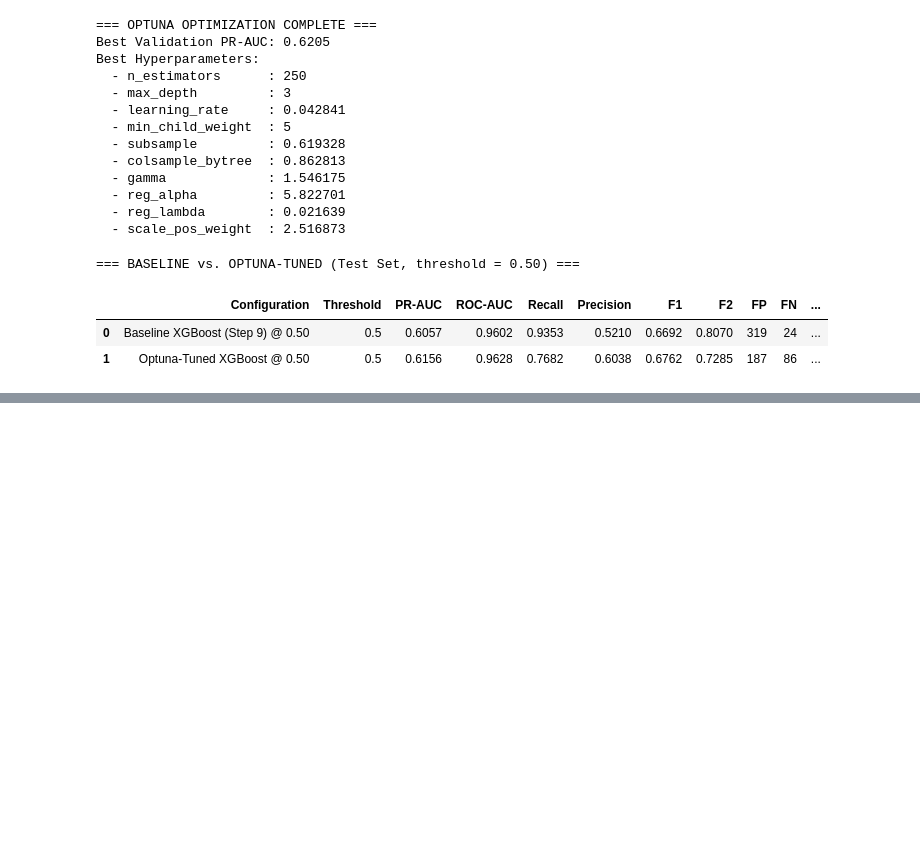
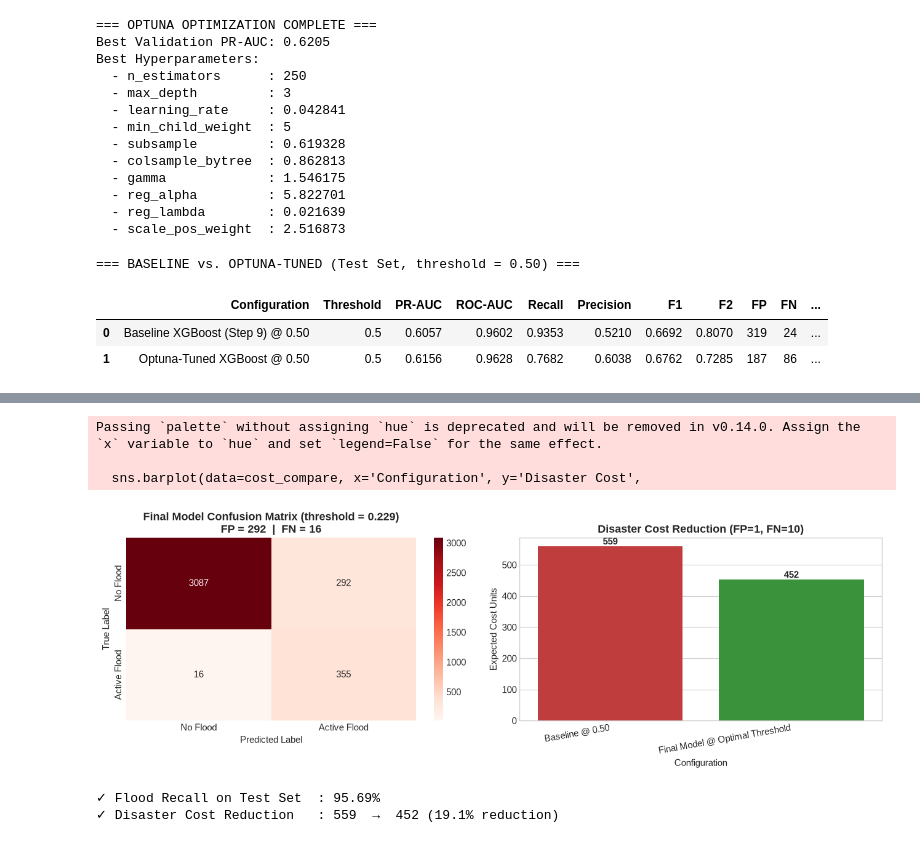
Before and after one commit to GamithaGimhana/FloodSentinel, a Jupyter notebook: notebooks/flood_prediction_sri_lanka.ipynb, the cells around one changed output, grey strips where cells are left out. Saved outputs shown, nothing was run; the diff lists cells and outputs as text; code cells hidden in the pictures; blank space fills up the shorter version.

```diff
--- a/notebooks/flood_prediction_sri_lanka.ipynb
+++ b/notebooks/flood_prediction_sri_lanka.ipynb
@@ -1260,0 +1411,49 @@ pd.DataFrame(results)
+# %%
+# ============================================================
+# 10.4b Final Model Confusion Matrix & Disaster Cost Reduction
+# ============================================================
+y_test_pred_final = (y_test_proba_cal >= OPTIMAL_THRESHOLD).astype(int)
+cm_final = confusion_matrix(y_test, y_test_pred_final)
+
+tn_b, fp_b, fn_b, tp_b = confusion_matrix(y_test, (y_test_proba >= 0.50).astype(int)).ravel()
+cost_baseline = fp_b * FP_COST + fn_b * FN_COST
+tn_f, fp_f, fn_f, tp_f = cm_final.ravel()
+cost_final = fp_f * FP_COST + fn_f * FN_COST
+
+fig, axes = plt.subplots(1, 2, figsize=(13, 4.5))
+
+sns.heatmap(cm_final, annot=True, fmt='d', cmap='Reds', ax=axes[0],
+            xticklabels=['No Flood', 'Active Flood'],
+            yticklabels=['No Flood', 'Active Flood'])
+axes[0].set_xlabel('Predicted Label')
+axes[0].set_ylabel('True Label')
+axes[0].set_title(f'Final Model Confusion Matrix (threshold = {OPTIMAL_THRESHOLD:.3f})\n'
+                  f'FP = {fp_f}  |  FN = {fn_f}', fontweight='bold')
+
+cost_compare = pd.DataFrame({
+    'Configuration': ['Baseline @ 0.50', 'Final Model @ Optimal Threshold'],
+    'Disaster Cost': [cost_baseline, cost_final]
+})
+sns.barplot(data=cost_compare, x='Configuration', y='Disaster Cost',
+            palette=['#d62728', '#2ca02c'], ax=axes[1])
+axes[1].set_title('Disaster Cost Reduction (FP=1, FN=10)', fontweight='bold')
+axes[1].set_ylabel('Expected Cost Units')
+for p in axes[1].patches:
+    axes[1].annotate(f'{p.get_height():,.0f}',
+                     (p.get_x() + p.get_width() / 2., p.get_height()),
+                     ha='center', va='bottom', fontweight='bold')
+axes[1].set_xticklabels(axes[1].get_xticklabels(), rotation=10, ha='right')
+
+plt.tight_layout()
+plt.show()
+
+print(f"\n✓ Flood Recall on Test Set  : {recall_score(y_test, y_test_pred_final):.2%}")
+print(f"✓ Disaster Cost Reduction   : {cost_baseline:,.0f}  →  {cost_final:,.0f} "
+      f"({(1 - cost_final / cost_baseline):.1%} reduction)")
+# %% [output]
+Passing `palette` without assigning `hue` is deprecated and will be removed in v0.14.0. Assign the `x` variable to `hue` and set `legend=False` for the same effect.
+
+  sns.barplot(data=cost_compare, x='Configuration', y='Disaster Cost',
+[figure, added]
+✓ Flood Recall on Test Set  : 95.69%
+✓ Disaster Cost Reduction   : 559  →  452 (19.1% reduction)
```
Also changed, not shown: parts of 3 cells of this notebook.
